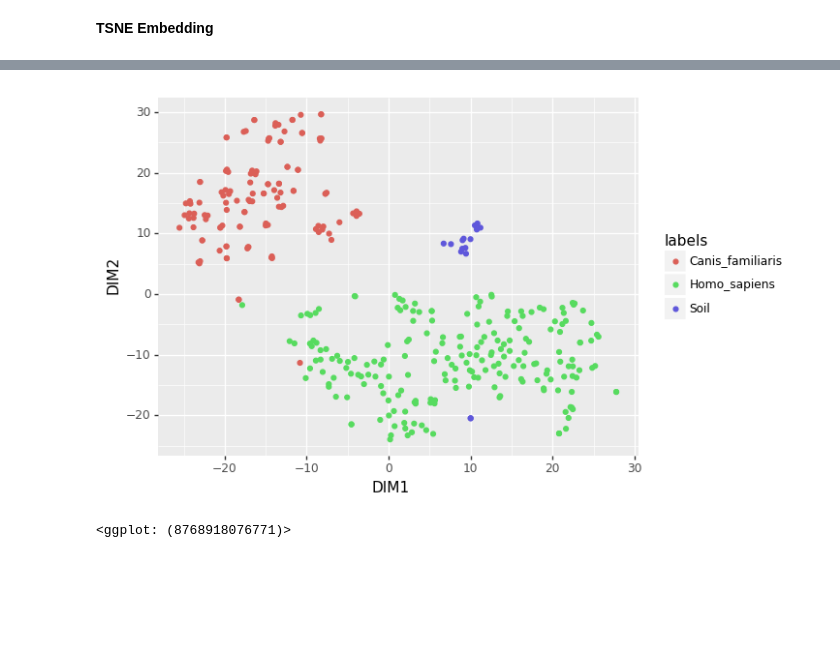
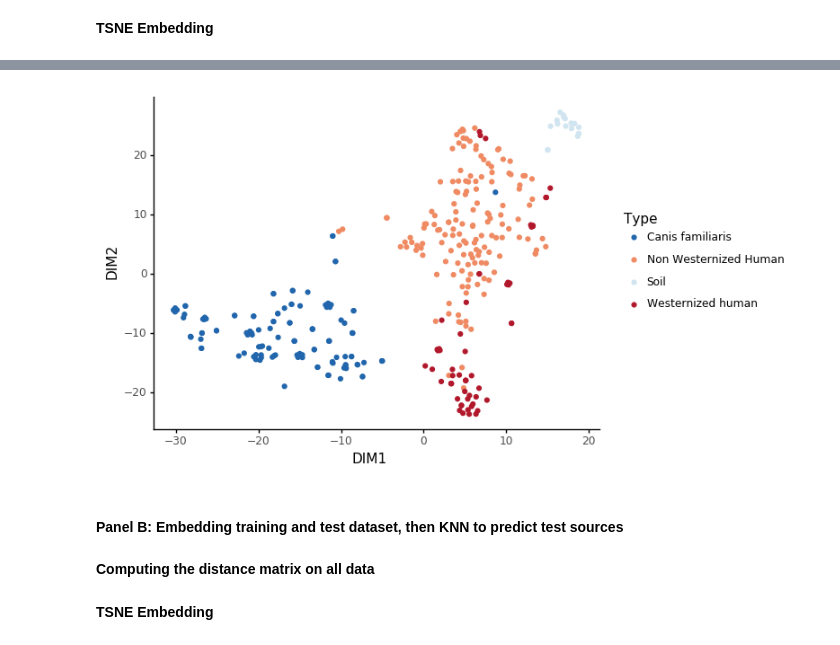
Before and after one commit to maxibor/coproid-article, a Jupyter notebook: figures/figure3/figure3.ipynb, the cells around one changed output, grey strips where cells are left out. Cells and saved outputs as stored; diff of their text form; code cells hidden in the pictures; blank space fills up the shorter version.

```diff
--- a/figures/figure3/figure3.ipynb
+++ b/figures/figure3/figure3.ipynb
@@ -18,5 +24,6 @@ from skbio import TreeNode
 seed=42
 np.random.seed(seed)
 # %%
-modern_sources = pd.read_csv("../../data/sourcepredict/modern_gut_microbiomes_sources.csv")
+modern_sources = pd.read_csv("../../data/sourcepredict/modern_gut_microbiomes_sources.csv", index_col=0)
 modern_labels = pd.read_csv("../../data/sourcepredict/modern_gut_microbiomes_labels.csv", index_col=0)
+source_labels = pd.read_csv("../../tables/table_s3_reference_sample_acc_list.csv", sep=";", index_col=0)
@@ -32,3 +30,5 @@ modern_labels.head()
+# %%
+source_labels = source_labels.set_index(source_labels.index.str.replace(" ",""))
 # %%
 def gmpr_size_factor(col, ar):
     pr = np.apply_along_axis(lambda x: np.divide(ar[:, col], x), 0, ar)
@@ -99,4 +99,4 @@ train_embed = tsne.fit(np.matrix(training_wu_df))
 # %%
 train_embed = pd.DataFrame(train_embed.embedding_, columns = ['DIM1','DIM2'], index = training_wu_df.index)
 # %%
-train_embed_plot =train_embed.merge(modern_labels, left_index=True, right_index=True)
+train_embed_plot =train_embed.merge(source_labels, left_index=True, right_index=True)
@@ -112,5 +103,9 @@ train_embed_plot.head()
-# %%
-ggplot(train_embed_plot, aes(x='DIM1',y='DIM2')) + geom_point(aes(color='labels'))
-# %% [output]
-[figure, removed]
-<ggplot: (8768918076771)>
+# %%
+p = ggplot(train_embed_plot, aes(x='DIM1',y='DIM2')) + geom_point(aes(color='Type'))
+p = p + scale_color_manual(values = {"Canis familiaris":"#2166ac","Non Westernized Human":"#ef8a62","Westernized human":"#b2182b", "Soil":"#d1e5f0"}) + theme_classic()
+p.draw()
+p.save('results/figure3A.png', dpi=300)
+# %% [output]
+[figure, added]
+# %% [markdown]
+#### Panel B: Embedding training and test dataset, then KNN to predict test sources
@@ -116,0 +114,2 @@ ggplot(train_embed_plot, aes(x='DIM1',y='DIM2')) + geom_point(aes(color='labels'
+# %% [markdown]
+**Computing the distance matrix on all data**
@@ -116,0 +118,2 @@ ggplot(train_embed_plot, aes(x='DIM1',y='DIM2')) + geom_point(aes(color='labels'
+# %% [markdown]
+**TSNE Embedding**
```
Also changed, not shown: parts of 40 cells of this notebook, 10 other files.
